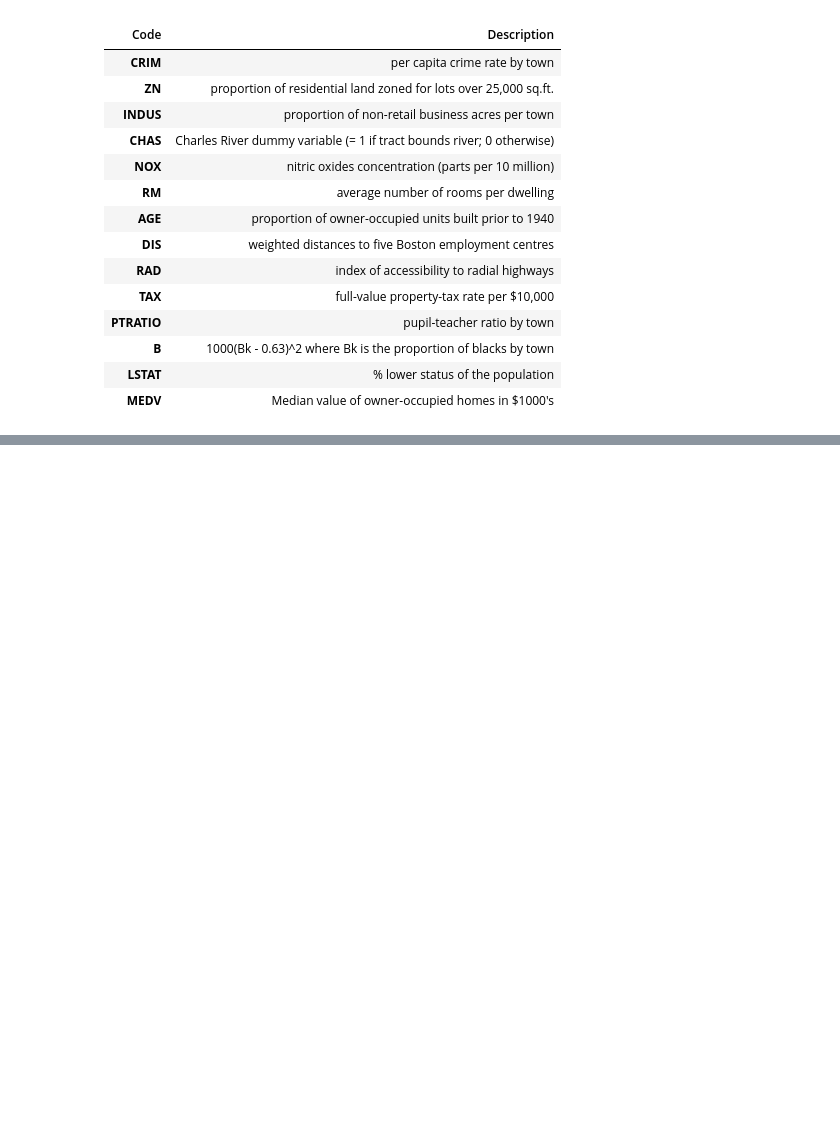
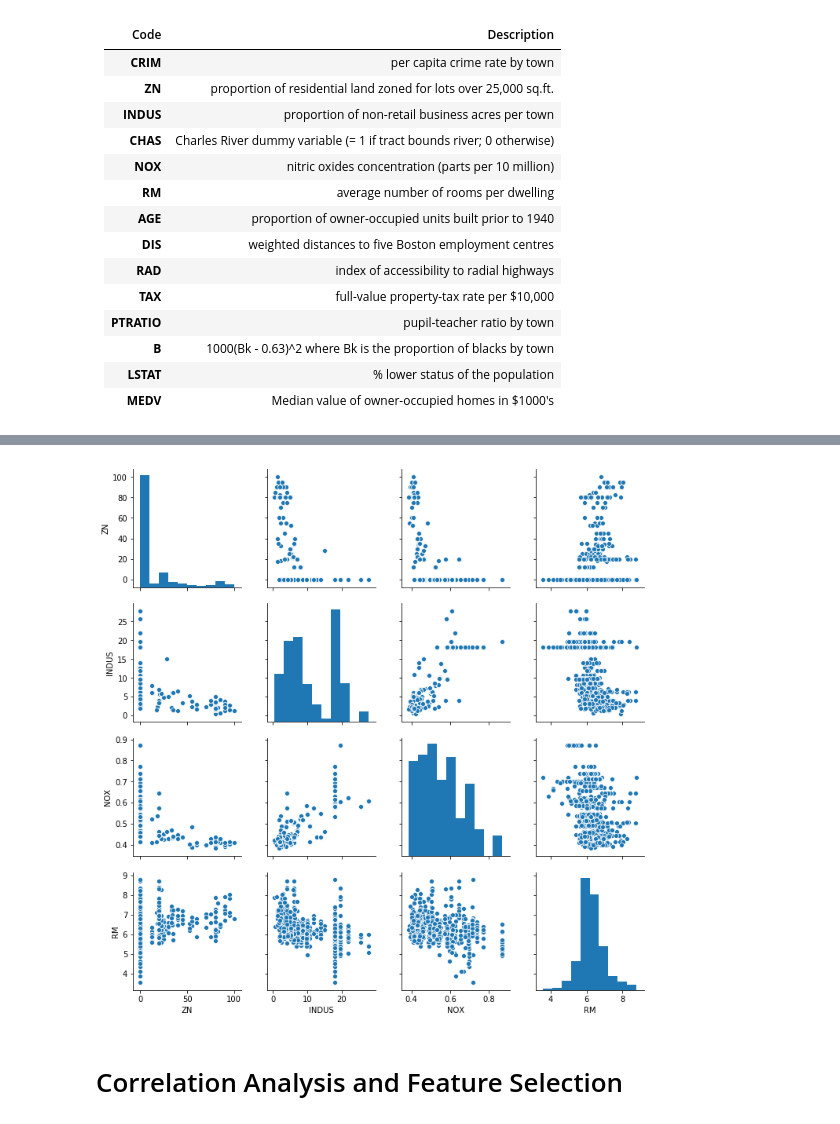
Before and after one commit to anand7427/mahinelearning_python, a Jupyter notebook: 1 Linear & Polynomial Regression/Housing Price Analysis.ipynb, the cells around one changed output, grey strips where cells are left out. Cells and saved outputs as stored; diff of their text form; code cells hidden in the pictures; blank space fills up the shorter version.

```diff
--- a/1 Linear & Polynomial Regression/Housing Price Analysis.ipynb
+++ b/1 Linear & Polynomial Regression/Housing Price Analysis.ipynb
@@ -31,0 +112,9 @@ df.head()
+# %%
+col_study = ['ZN', 'INDUS', 'NOX', 'RM']
+# %%
+sns.pairplot(df[col_study], height=2.5);
+plt.show()
+# %% [output]
+[figure, added]
+# %% [markdown]
+# Correlation Analysis and Feature Selection
```
Also changed, not shown: parts of 32 cells of this notebook, 3 other files.
